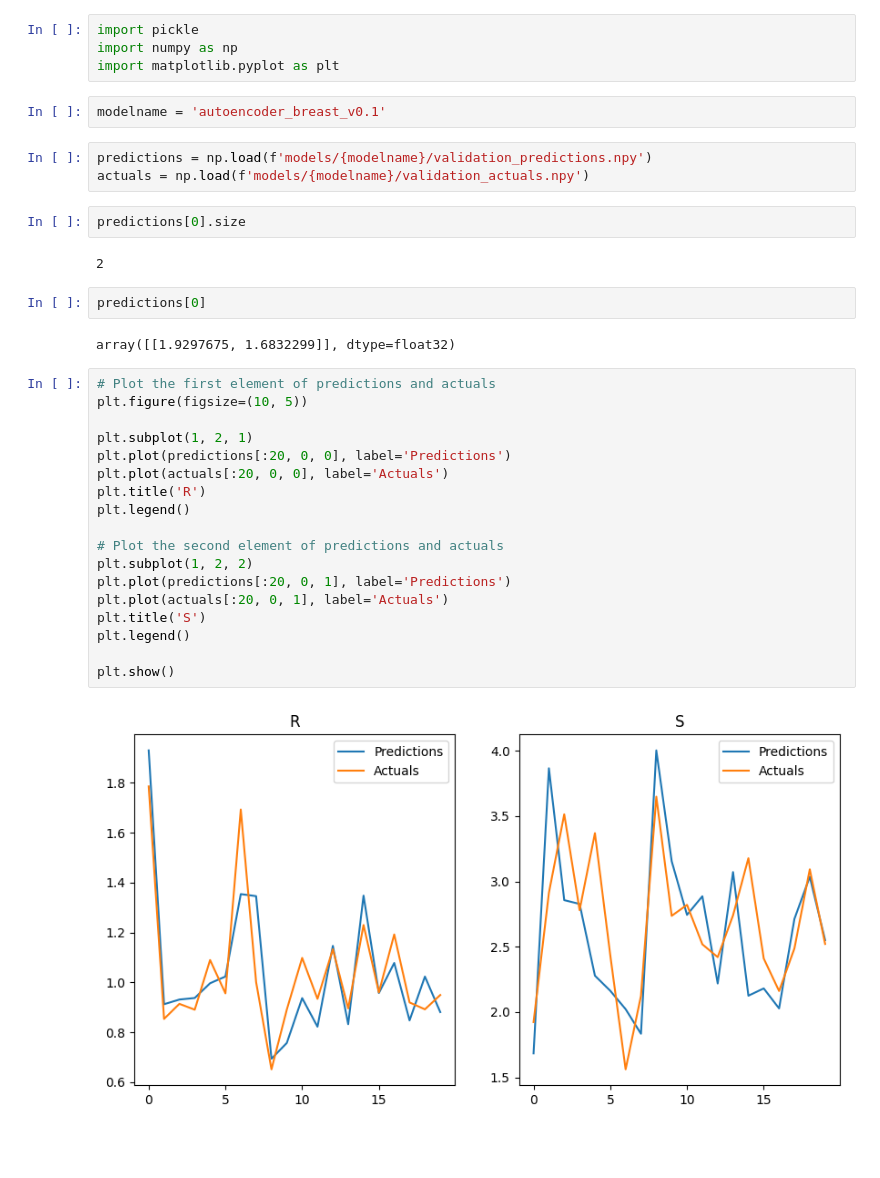
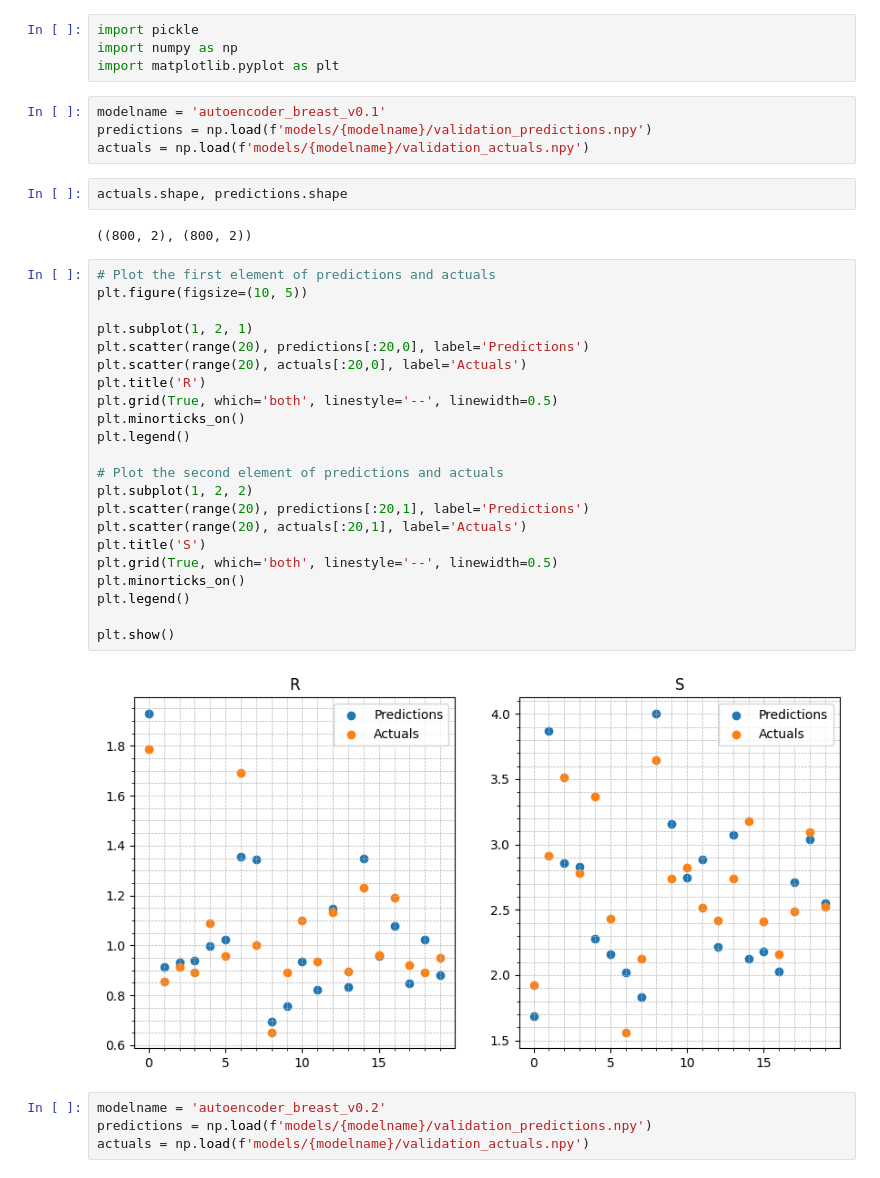
Before and after one commit to berenidur/env_recovery, a Jupyter notebook: code_python/test_outputs_v3.ipynb, the cells around one changed output. Cells and saved outputs as stored; diff of their text form; blank space fills up the shorter version.

Commit message:
autoencoder_breast_v0.2

```diff
--- a/code_python/test_outputs_v3.ipynb
+++ b/code_python/test_outputs_v3.ipynb
@@ -2,36 +2,39 @@
 import pickle
 import numpy as np
 import matplotlib.pyplot as plt
-# %%
-modelname = 'autoencoder_breast_v0.1'
 # %%
+modelname = 'autoencoder_breast_v0.1'
 predictions = np.load(f'models/{modelname}/validation_predictions.npy')
 actuals = np.load(f'models/{modelname}/validation_actuals.npy')
-# %%
-predictions[0].size
-# %% [output]
-2
-# %%
-predictions[0]
-# %% [output]
-array([[1.9297675, 1.6832299]], dtype=float32)
+# %%
+actuals.shape, predictions.shape
+# %% [output]
+((800, 2), (800, 2))
 # %%
 # Plot the first element of predictions and actuals
 plt.figure(figsize=(10, 5))
 
 plt.subplot(1, 2, 1)
-plt.plot(predictions[:20, 0, 0], label='Predictions')
-plt.plot(actuals[:20, 0, 0], label='Actuals')
+plt.scatter(range(20), predictions[:20,0], label='Predictions')
+plt.scatter(range(20), actuals[:20,0], label='Actuals')
 plt.title('R')
+plt.grid(True, which='both', linestyle='--', linewidth=0.5)
+plt.minorticks_on()
 plt.legend()
 
 # Plot the second element of predictions and actuals
 plt.subplot(1, 2, 2)
-plt.plot(predictions[:20, 0, 1], label='Predictions')
-plt.plot(actuals[:20, 0, 1], label='Actuals')
+plt.scatter(range(20), predictions[:20,1], label='Predictions')
+plt.scatter(range(20), actuals[:20,1], label='Actuals')
 plt.title('S')
+plt.grid(True, which='both', linestyle='--', linewidth=0.5)
+plt.minorticks_on()
 plt.legend()
 
 plt.show()
 # %% [output]
-[figure, old version]
+[figure, new version]
+# %%
+modelname = 'autoencoder_breast_v0.2'
+predictions = np.load(f'models/{modelname}/validation_predictions.npy')
+actuals = np.load(f'models/{modelname}/validation_actuals.npy')
```
Also changed, not shown: parts of 2 cells of this notebook, 5 other files.
